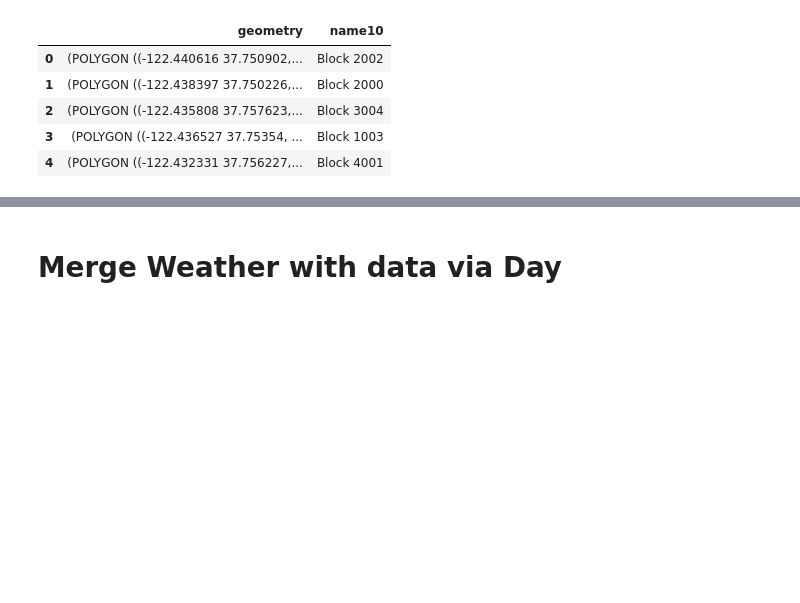
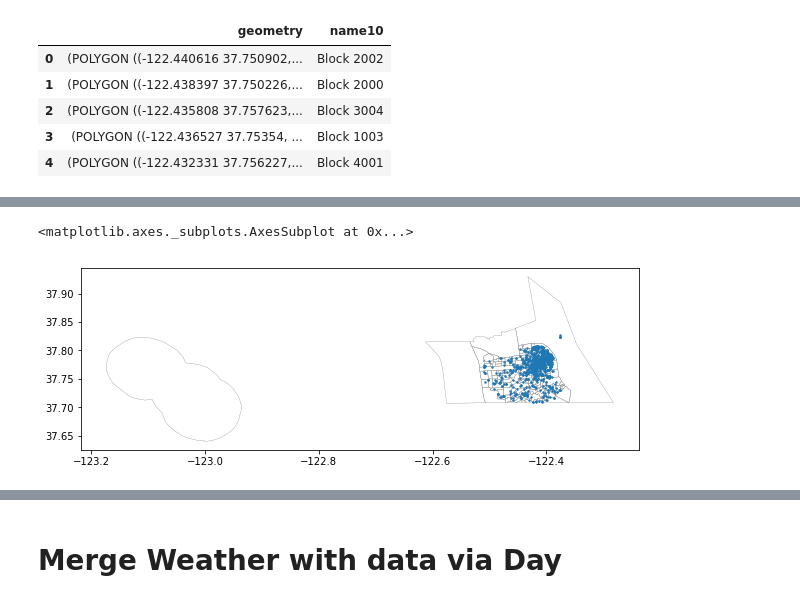
Before and after one commit to johniselin/info254_sfo_police, a Jupyter notebook: dataset_modification.ipynb, the cells around one changed output, grey strips where cells are left out. Saved outputs shown, nothing was run; the diff lists cells and outputs as text; code cells hidden in the pictures; blank space fills up the shorter version.

```diff
--- a/dataset_modification.ipynb
+++ b/dataset_modification.ipynb
@@ -47,3 +83,30 @@ top          Friday       180187811         12:00  -122.40340479147905
+# %%
+def epsg_converter(geodf):
+    """
+    return geodataframe with crs
+    """
+    crs = {'init': 'epsg:4326'}
+    geodf = geodf.to_crs(crs)
+
+    return geodf
+# %%
+# set crs
+geodfs = [census_tracks, census_blocks]
+
+for geodf in geodfs:
+    geodf = epsg_converter(geodf)
+# %%
+def df_2_geodf(df, crs):
+    """
+    return geodataframe
+    """
+    geometry = [Point(xy) for xy in zip(df.longitude, df.latitude)]
+    geodf = gpd.GeoDataFrame(df, crs=crs, geometry=geometry)
+
+    return geodf
+# %%
+crs = {'init':'epsg:4326'}
+df = df_2_geodf(df, crs)
 # %%
 census_tracks.head()
 # %% [output]
@@ -65,2 +138,8 @@ census_blocks.head()
+# %%
+base = census_tracks.plot(color='none', edgecolor='gray', linewidth=.3, figsize=(10,5))
+df[:1000].plot(ax=base, markersize=2)
+# %% [output]
+<matplotlib.axes._subplots.AxesSubplot at 0x...>
+[figure, added]
 # %%
 # spatial join
```
Also changed, not shown: parts of 12 cells of this notebook.
